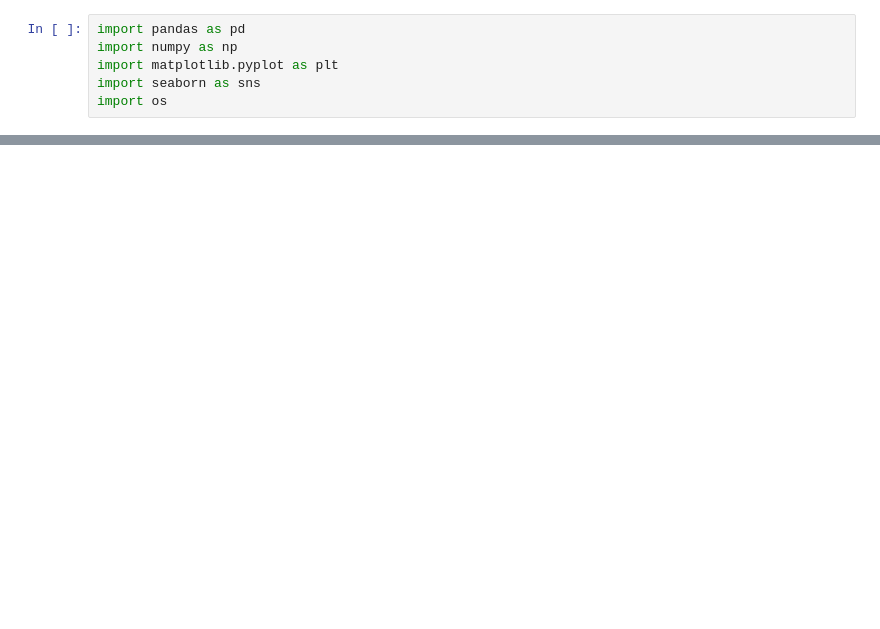
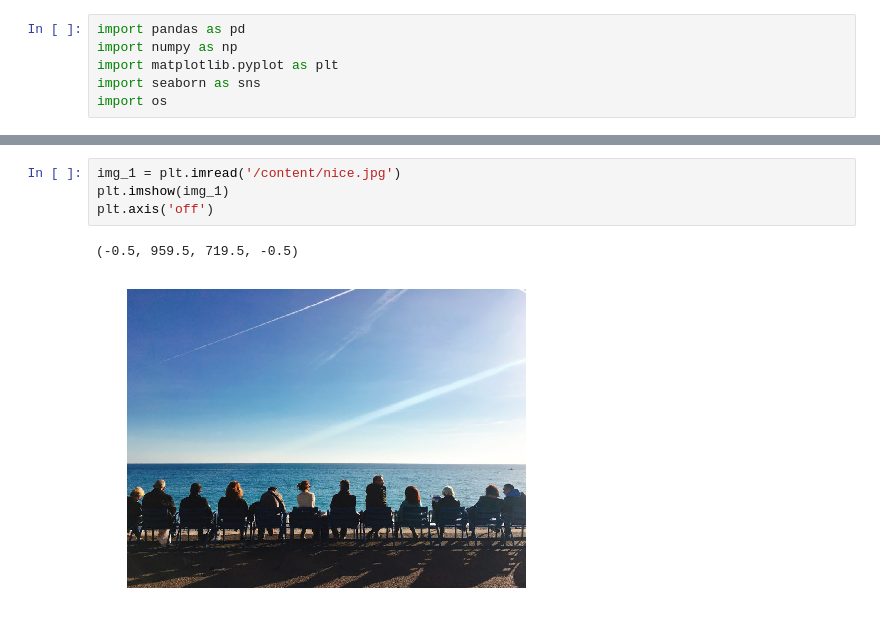
Before and after one commit to jjone36/Colab, a Jupyter notebook: 94_cnn_NeuralStyler.ipynb, the cells around one changed output, grey strips where cells are left out. Saved outputs shown, nothing was run; the diff lists cells and outputs as text; blank space fills up the shorter version.

```diff
--- a/94_cnn_NeuralStyler.ipynb
+++ b/94_cnn_NeuralStyler.ipynb
@@ -162,0 +29,7 @@ def total_cost(J_content, J_style, a = 10, b = 40):
+# %%
+img_1 = plt.imread('/content/nice.jpg')
+plt.imshow(img_1)
+plt.axis('off')
+# %% [output]
+(-0.5, 959.5, 719.5, -0.5)
+[figure, added]
```
Also changed, not shown: parts of 57 cells of this notebook.
